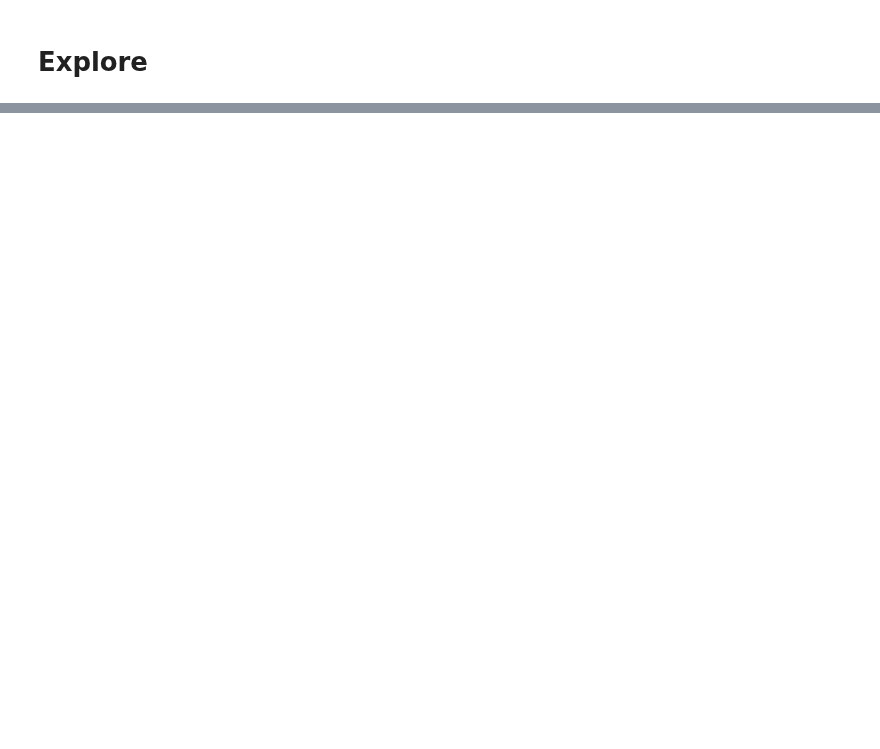
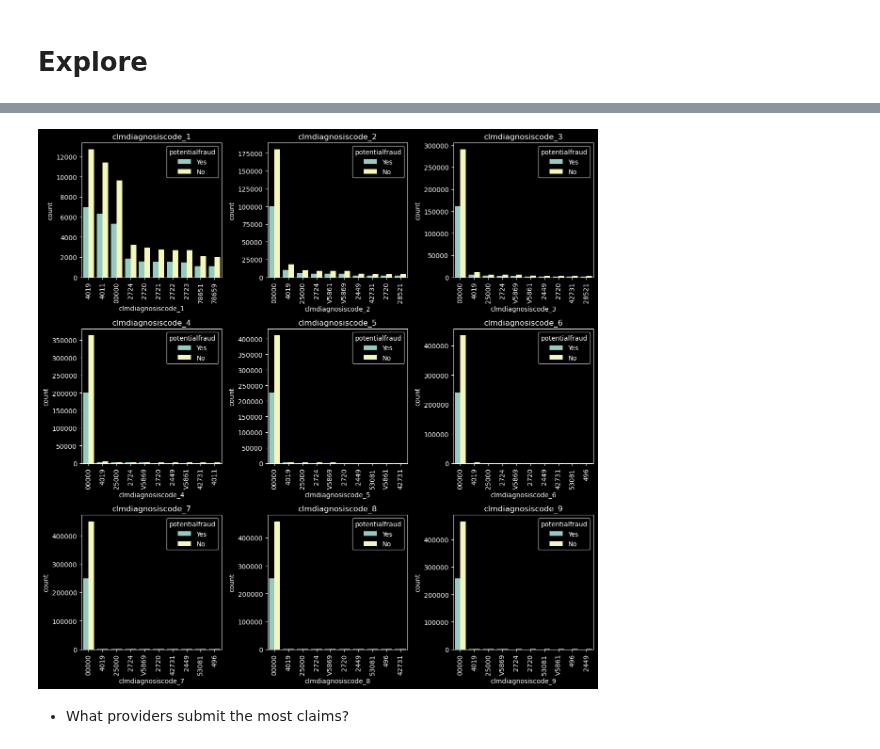
Before and after one commit to AswathyRadha100/Fraud_Detection_In_Healthcare, a Jupyter notebook: Workbooks/Ramiro/draft_health_care_fraud.ipynb, the cells around one changed output, grey strips where cells are left out. Saved outputs shown, nothing was run; the diff lists cells and outputs as text; code cells hidden in the pictures; blank space fills up the shorter version.

```diff
--- a/Workbooks/Ramiro/draft_health_care_fraud.ipynb
+++ b/Workbooks/Ramiro/draft_health_care_fraud.ipynb
@@ -422,0 +470,18 @@ inpatient_df.head(3)
+# %%
+fig, axes = plt.subplots(3, 3, figsize=(12, 12))
+
+for i, ax in enumerate(axes.flatten()):
+    column_name = f'clmdiagnosiscode_{i+1}'
+    code_counts = outpatient_df[column_name].value_counts()[:10]
+
+    sns.countplot(data=outpatient_df, x=column_name, hue='potentialfraud', ax=ax, order=code_counts.index)
+    ax.set_title(column_name)
+
+    ax.set_xticklabels(ax.get_xticklabels(), rotation=90)  # Rotate x-axis labels by 90 degrees for each subplot
+
+plt.tight_layout()
+plt.show()
+# %% [output]
+[figure, added]
+# %% [markdown]
+- What providers submit the most claims?
```
Also changed, not shown: parts of 10 cells of this notebook.
